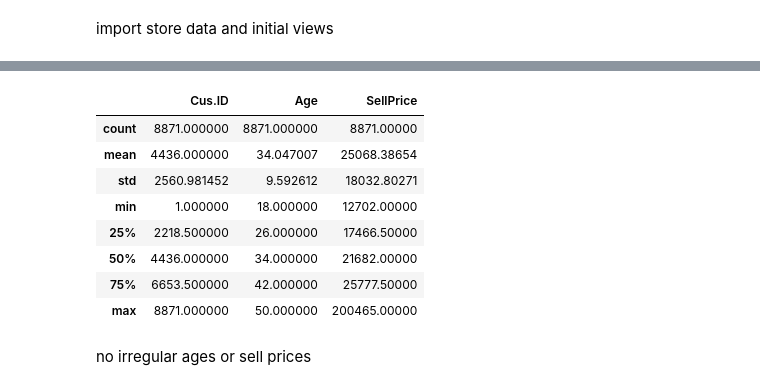
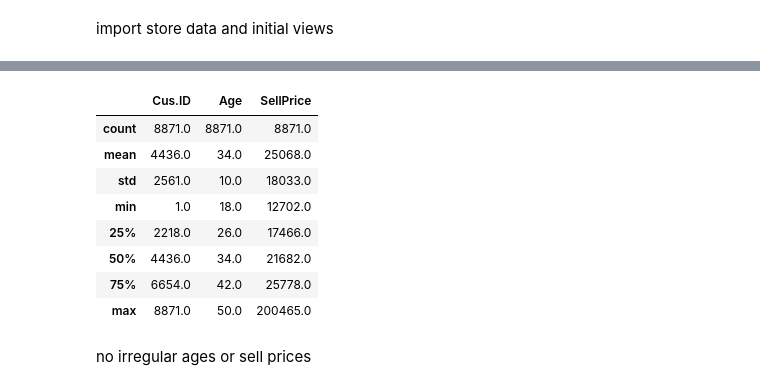
Before and after one commit to SuperDataScience-Community-Projects/SDS-CP026-retail-pulse, a Jupyter notebook: submissions/team/greg-gibson/notebooks/greg-CP026-retail-pulse-1-EDA.ipynb, the cells around one changed output, grey strips where cells are left out. Cells and saved outputs as stored; diff of their text form; code cells hidden in the pictures.

```diff
--- a/submissions/team/greg-gibson/notebooks/greg-CP026-retail-pulse-1-EDA.ipynb
+++ b/submissions/team/greg-gibson/notebooks/greg-CP026-retail-pulse-1-EDA.ipynb
@@ -38,17 +38,17 @@ Index(['Cus.ID', 'Date', 'Cus. Location', 'Age', 'Gender', 'Mobile Name',
        'heard_of_shop'],
       dtype='object')
 # %%
-data.describe()
+data.describe().round()
 # %% [output]
 |  | Cus.ID | Age | SellPrice |
-| count | 8871.000000 | 8871.000000 | 8871.00000 |
-| mean | 4436.000000 | 34.047007 | 25068.38654 |
-| std | 2560.981452 | 9.592612 | 18032.80271 |
-| min | 1.000000 | 18.000000 | 12702.00000 |
-| 25% | 2218.500000 | 26.000000 | 17466.50000 |
-| 50% | 4436.000000 | 34.000000 | 21682.00000 |
-| 75% | 6653.500000 | 42.000000 | 25777.50000 |
-| max | 8871.000000 | 50.000000 | 200465.00000 |
+| count | 8871.0 | 8871.0 | 8871.0 |
+| mean | 4436.0 | 34.0 | 25068.0 |
+| std | 2561.0 | 10.0 | 18033.0 |
+| min | 1.0 | 18.0 | 12702.0 |
+| 25% | 2218.0 | 26.0 | 17466.0 |
+| 50% | 4436.0 | 34.0 | 21682.0 |
+| 75% | 6654.0 | 42.0 | 25778.0 |
+| max | 8871.0 | 50.0 | 200465.0 |
 # %% [markdown]
 no irregular ages or sell prices
 # %%
```
Also changed, not shown: parts of 13 cells of this notebook, 6 other files.
